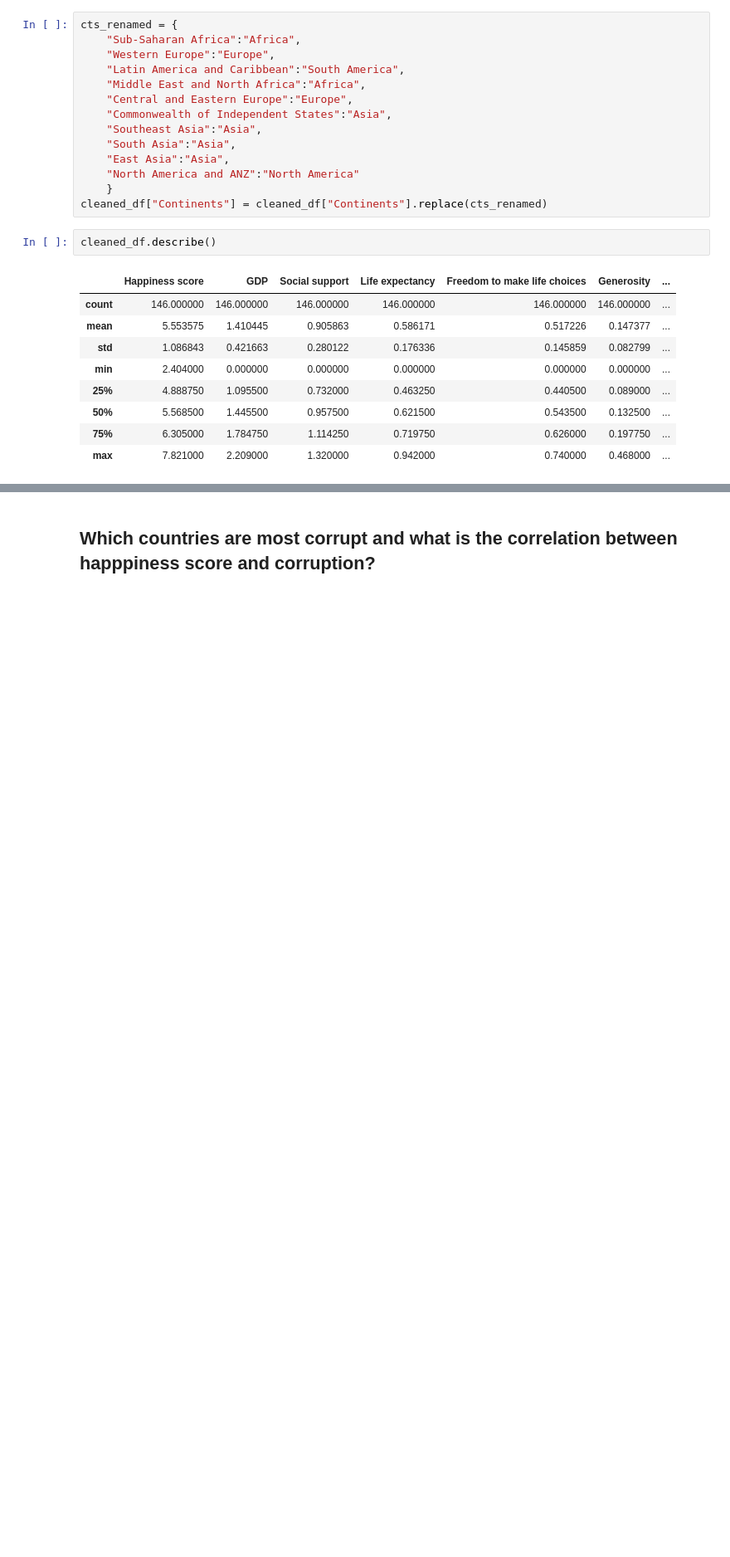
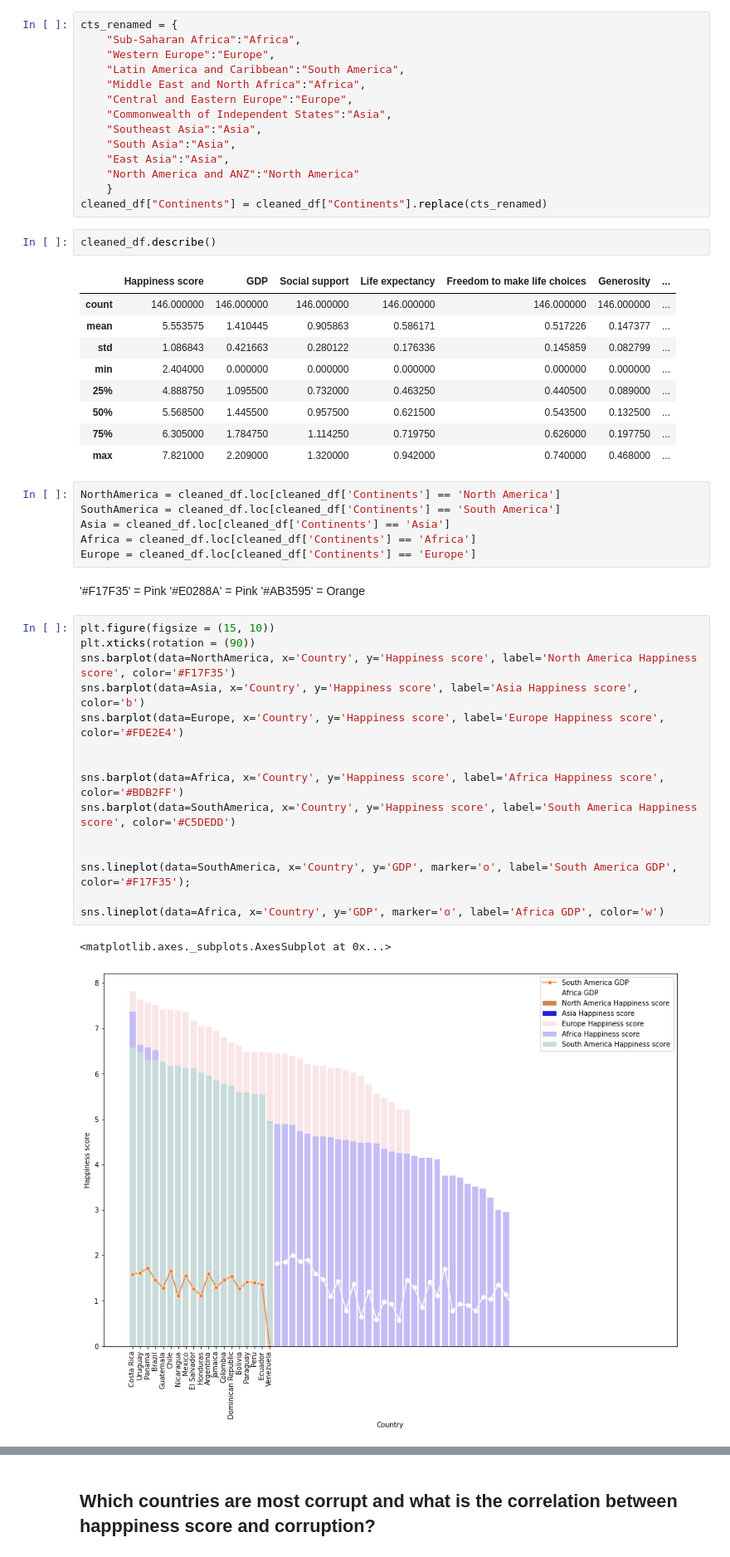
Before and after one commit to lauxpaux/HappinessResearch, a Jupyter notebook: HappinessDataExploration.ipynb, the cells around one changed output, grey strips where cells are left out. Shown at 83% size. Cells and saved outputs as stored; diff of their text form; blank space fills up the shorter version.

Commit message:
Configuring continental comparison plot

```diff
--- a/HappinessDataExploration.ipynb
+++ b/HappinessDataExploration.ipynb
@@ -347,3 +347,32 @@ cleaned_df.describe()
 | 50% | 5.568500 | 1.445500 | 0.957500 | 0.621500 | 0.543500 | 0.132500 | ... |
 | 75% | 6.305000 | 1.784750 | 1.114250 | 0.719750 | 0.626000 | 0.197750 | ... |
 | max | 7.821000 | 2.209000 | 1.320000 | 0.942000 | 0.740000 | 0.468000 | ... |
+# %%
+NorthAmerica = cleaned_df.loc[cleaned_df['Continents'] == 'North America']
+SouthAmerica = cleaned_df.loc[cleaned_df['Continents'] == 'South America']
+Asia = cleaned_df.loc[cleaned_df['Continents'] == 'Asia']
+Africa = cleaned_df.loc[cleaned_df['Continents'] == 'Africa']
+Europe = cleaned_df.loc[cleaned_df['Continents'] == 'Europe']
+# %% [markdown]
+
+ '#F17F35' = Pink
+ '#E0288A' = Pink
+ '#AB3595' = Orange
+# %%
+plt.figure(figsize = (15, 10))
+plt.xticks(rotation = (90))
+sns.barplot(data=NorthAmerica, x='Country', y='Happiness score', label='North America Happiness score', color='#F17F35')
+sns.barplot(data=Asia, x='Country', y='Happiness score', label='Asia Happiness score', color='b')
+sns.barplot(data=Europe, x='Country', y='Happiness score', label='Europe Happiness score', color='#FDE2E4')
+
+
+sns.barplot(data=Africa, x='Country', y='Happiness score', label='Africa Happiness score', color='#BDB2FF')
+sns.barplot(data=SouthAmerica, x='Country', y='Happiness score', label='South America Happiness score', color='#C5DEDD')
+
+
+sns.lineplot(data=SouthAmerica, x='Country', y='GDP', marker='o', label='South America GDP', color='#F17F35');
+
+sns.lineplot(data=Africa, x='Country', y='GDP', marker='o', label='Africa GDP', color='w')
+# %% [output]
+<matplotlib.axes._subplots.AxesSubplot at 0x...>
+[figure, added]
```
Also changed, not shown: parts of 4 cells of this notebook.
